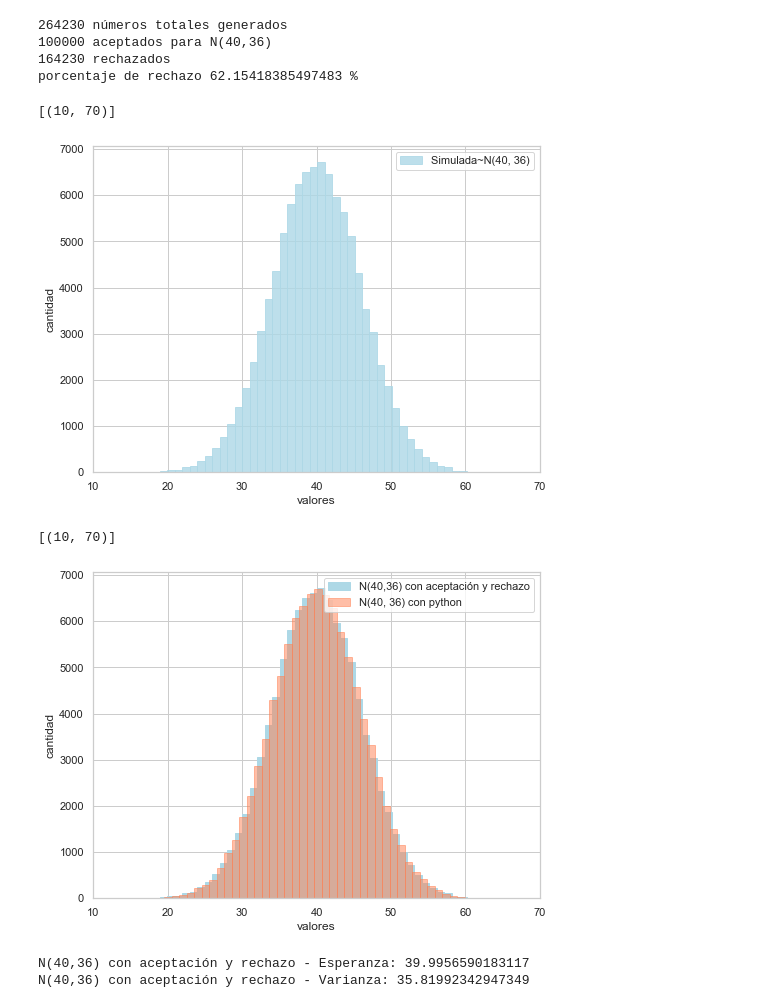
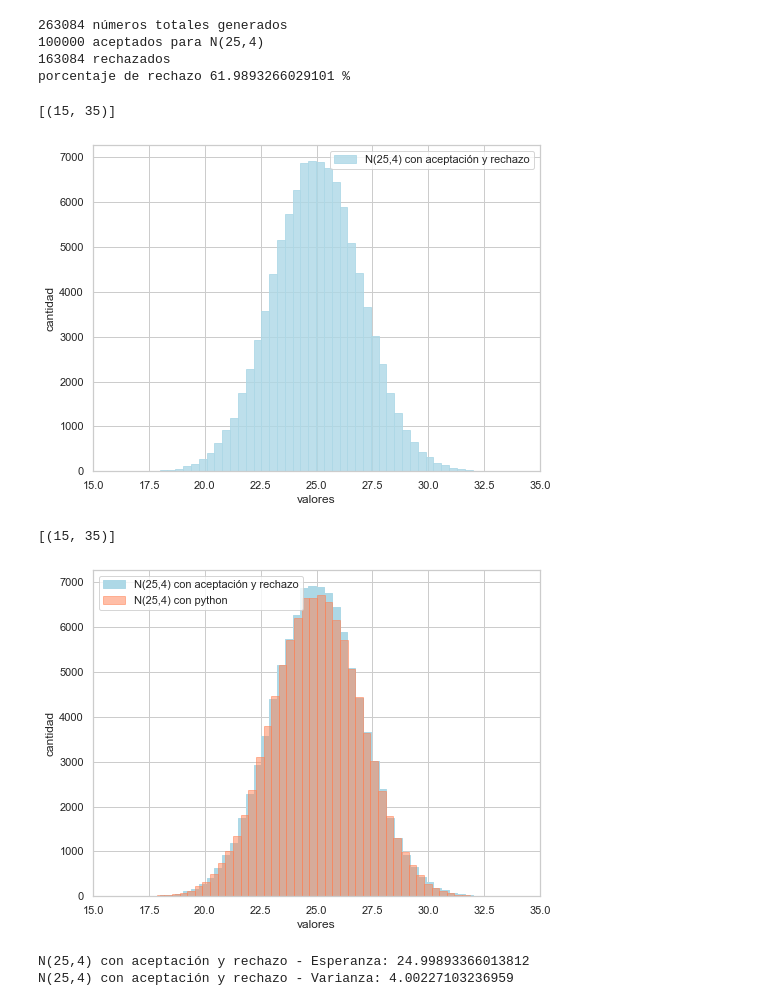
Before and after one commit to lautarodelosheros/fiuba-simulacion, a Jupyter notebook: main/ej4.ipynb, the cells around one changed output. Saved outputs shown, nothing was run; the diff lists cells and outputs as text; code cells hidden in the pictures.

```diff
--- a/main/ej4.ipynb
+++ b/main/ej4.ipynb
@@ -6,6 +6,8 @@ import seaborn as sns
 from math import log, sqrt, exp, pi, cos
 # %%
 N = 100000 # muestras aceptadas a obtener
+MU = 25
+DESV = 2
 
 # como vamos a generar normales(0,1), podemos usar el método de aceptacion y rechazo con una exponencial(1)
 def fexp(t):
@@ -32,49 +34,49 @@ while(i < N):
 
     if(rand1 < (fnorm(randexp) / (c*fexp(randexp)))):
         if(rand2 > 0.5):
-            simulated_normal.append(randexp * 6 + 40)
+            simulated_normal.append(randexp * DESV + MU)
         else:
-            simulated_normal.append(-randexp * 6 + 40)
+            simulated_normal.append(-randexp * DESV + MU)
         i += 1
 
 print(necesarios, 'números totales generados')
-print('100000 aceptados para N(40,36)')
+print('100000 aceptados para N(25,4)')
 print(necesarios - N, 'rechazados')
 print('porcentaje de rechazo', (necesarios - N) / necesarios * 100, '%')
 # %% [output]
-264230 números totales generados
-100000 aceptados para N(40,36)
-164230 rechazados
-porcentaje de rechazo 62.15418385497483 %
+263084 números totales generados
+100000 aceptados para N(25,4)
+163084 rechazados
+porcentaje de rechazo 61.9893266029101 %
 # %%
 sns.set(rc={'figure.figsize':(8,6)}, style="whitegrid")
-plot = sns.distplot(simulated_normal, kde=False, hist_kws={'alpha':0.8, 'edgecolor':'lightblue'}, color="lightblue", label="Simulada~N(40, 36)")
+plot = sns.distplot(simulated_normal, kde=False, hist_kws={'alpha':0.8, 'edgecolor':'lightblue'}, color="lightblue", label="N(25,4) con aceptación y rechazo")
 plt.xlabel('valores')
 plt.ylabel('cantidad')
 plt.legend()
-plot.set(xlim=(10, 70))
+plot.set(xlim=(15, 35))
 # %% [output]
-[(10, 70)]
+[(15, 35)]
-[figure, old version]
+[figure, new version]
 # %%
 python_normal = []
 
 for i in range(0, N):
-    python_normal.append(np.random.normal(40, 6))
+    python_normal.append(np.random.normal(MU, DESV))
 # %%
 sns.set(rc={'figure.figsize':(8,6)}, style="whitegrid")
-sns.distplot(simulated_normal, kde=False, hist_kws={'alpha':1, 'edgecolor':'lightblue'}, color="lightblue", label="N(40,36) con aceptación y rechazo")
-plot = sns.distplot(python_normal, kde=False, hist_kws={'alpha':0.5, 'edgecolor':'coral'}, color="coral", label="N(40, 36) con python")
+sns.distplot(simulated_normal, kde=False, hist_kws={'alpha':1, 'edgecolor':'lightblue'}, color="lightblue", label="N(25,4) con aceptación y rechazo")
+plot = sns.distplot(python_normal, kde=False, hist_kws={'alpha':0.5, 'edgecolor':'coral'}, color="coral", label="N(25,4) con python")
 plt.xlabel('valores')
 plt.ylabel('cantidad')
 plt.legend()
-plot.set(xlim=(10, 70))
+plot.set(xlim=(15, 35))
 # %% [output]
-[(10, 70)]
+[(15, 35)]
-[figure, old version]
+[figure, new version]
 # %%
-print('N(40,36) con aceptación y rechazo - Esperanza:', np.median(simulated_normal))
-print('N(40,36) con aceptación y rechazo - Varianza:', np.var(simulated_normal))
+print('N(25,4) con aceptación y rechazo - Esperanza:', np.median(simulated_normal))
+print('N(25,4) con aceptación y rechazo - Varianza:', np.var(simulated_normal))
 # %% [output]
-N(40,36) con aceptación y rechazo - Esperanza: 39.9956590183117
-N(40,36) con aceptación y rechazo - Varianza: 35.81992342947349
+N(25,4) con aceptación y rechazo - Esperanza: 24.99893366013812
+N(25,4) con aceptación y rechazo - Varianza: 4.00227103236959
```
Also changed, not shown: 2 other files.
